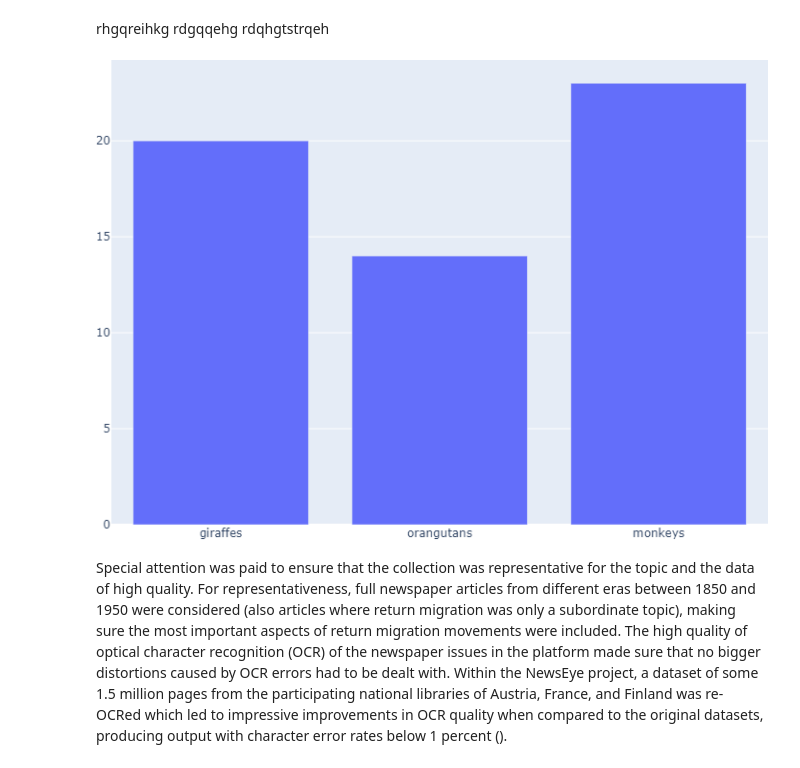
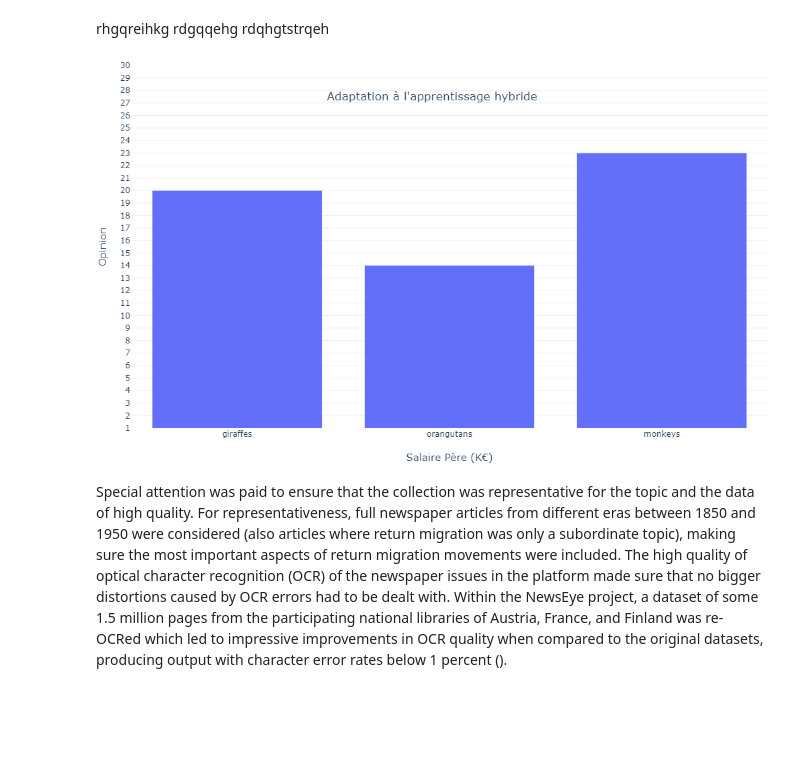
Before and after one commit to atomegoyan/template_jdh, a Jupyter notebook: plotly_guthub.ipynb, the cells around one changed output. Cells and saved outputs as stored; diff of their text form; code cells hidden in the pictures; blank space fills up the shorter version.

```diff
--- a/plotly_guthub.ipynb
+++ b/plotly_guthub.ipynb
@@ -18,12 +18,36 @@ rdqhgtstrqeh
 # %%
 import plotly.graph_objects as go
 animals=['giraffes', 'orangutans', 'monkeys']
 
 fig = go.Figure([go.Bar(x=animals, y=[20, 14, 23])])
 fig['layout'].update(margin=dict(l=0,r=0,b=0,t=0))
+
+fig.update_layout(go.Layout(autosize=False,width=1000,height=600),
+    title={
+        'text': "Adaptation à l'apprentissage hybride",
+        'y':0.92,
+        'x':0.5,
+        'xanchor': 'center',
+        'yanchor': 'top'}
+        ,template="plotly_white",
+    legend=dict(yanchor="top",y=1,xanchor="left",x=1,traceorder="reversed"),
+    legend_title_text='p-value=')
+
+
+
+fig.update_xaxes(title_text = "Salaire Père (K€)",
+        title_font = {"size": 15},
+        title_standoff = 25)
+
+
+fig.update_yaxes(range=[1,30],dtick=1,tick0=0,title_text = "Opinion",
+        title_font = {"size": 15},
+        title_standoff = 25)
+
+
 fig.show(renderer="png")
 # %% [output]
-[figure, old version]
+[figure, new version]
 # %% [markdown]
 Special attention was paid to ensure that the collection was representative for the topic and the data of high quality. For representativeness, full newspaper articles from different eras between 1850 and 1950 were considered (also articles where return migration was only a subordinate topic), making sure the most important aspects of return migration movements were included. The high quality of optical character recognition (OCR) of the newspaper issues in the platform made sure that no bigger distortions caused by OCR errors had to be dealt with. Within the NewsEye project, a dataset of some 1.5 million pages from the participating national libraries of Austria, France, and Finland was re-OCRed which led to impressive improvements in OCR quality when compared to the original datasets, producing output with character error rates below 1 percent ().
 # %%
```
